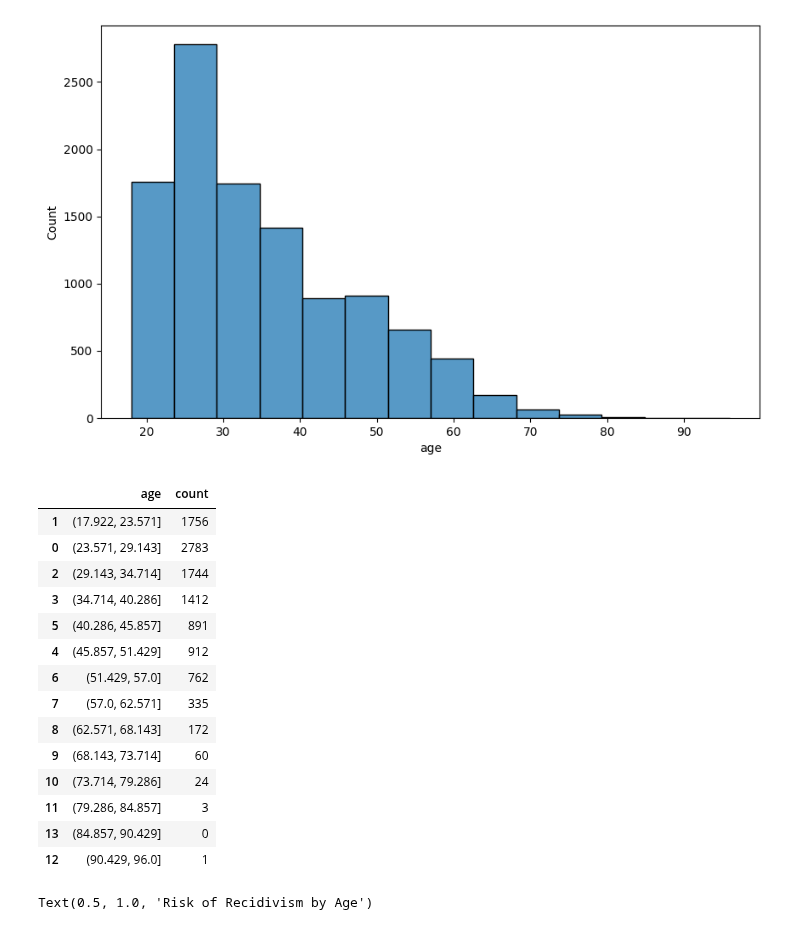
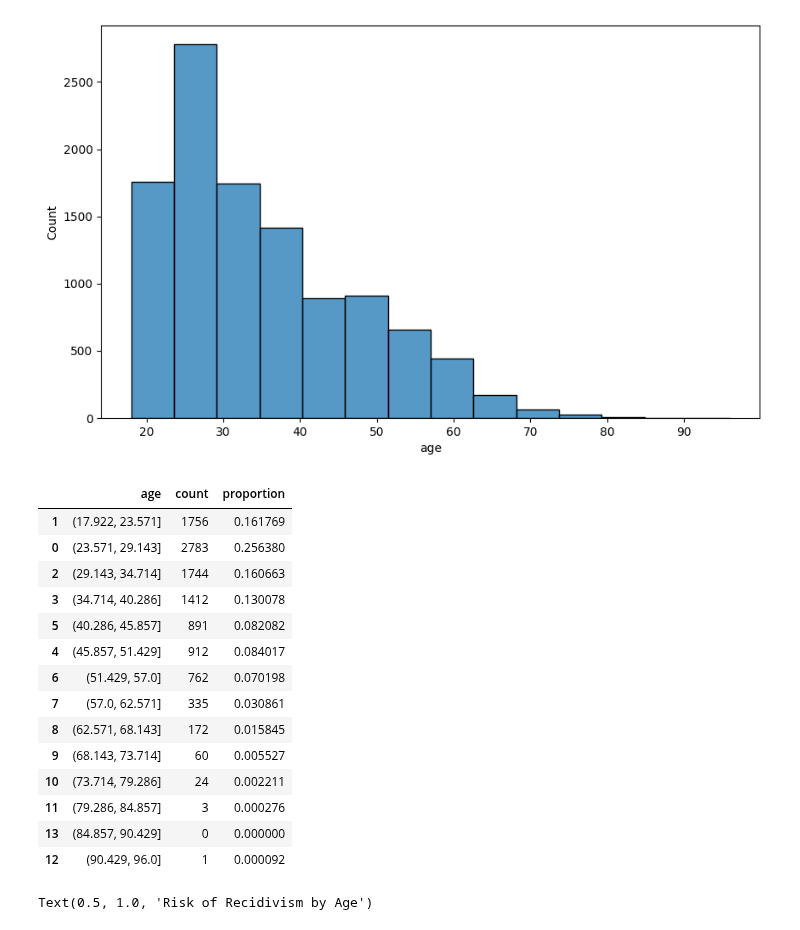
Before and after one commit to chance-roberts/DATA6550-Bias, a Jupyter notebook: Code/Roberts/RobertsC_Module1_Bias.ipynb, the cells around one changed output. Cells and saved outputs as stored; diff of their text form; code cells hidden in the pictures.

```diff
--- a/Code/Roberts/RobertsC_Module1_Bias.ipynb
+++ b/Code/Roberts/RobertsC_Module1_Bias.ipynb
@@ -55,24 +55,25 @@ utils.sns.histplot(df_non_dup['age'], bins = 14)
 # %%
 #Create a table that contains the count for each bin
 age_bins = utils.pd.cut(df_non_dup['age'], bins=14)
 age_bins_table = age_bins.value_counts().reset_index()
+age_bins_table['proportion'] = age_bins_table['count'] / age_bins_table['count'].sum()
 age_bins_table.sort_values('age')
 # %% [output]
-|  | age | count |
-| 1 | (17.922, 23.571] | 1756 |
-| 0 | (23.571, 29.143] | 2783 |
-| 2 | (29.143, 34.714] | 1744 |
-| 3 | (34.714, 40.286] | 1412 |
-| 5 | (40.286, 45.857] | 891 |
-| 4 | (45.857, 51.429] | 912 |
-| 6 | (51.429, 57.0] | 762 |
-| 7 | (57.0, 62.571] | 335 |
-| 8 | (62.571, 68.143] | 172 |
-| 9 | (68.143, 73.714] | 60 |
-| 10 | (73.714, 79.286] | 24 |
-| 11 | (79.286, 84.857] | 3 |
-| 13 | (84.857, 90.429] | 0 |
-| 12 | (90.429, 96.0] | 1 |
+|  | age | count | proportion |
+| 1 | (17.922, 23.571] | 1756 | 0.161769 |
+| 0 | (23.571, 29.143] | 2783 | 0.256380 |
+| 2 | (29.143, 34.714] | 1744 | 0.160663 |
+| 3 | (34.714, 40.286] | 1412 | 0.130078 |
+| 5 | (40.286, 45.857] | 891 | 0.082082 |
+| 4 | (45.857, 51.429] | 912 | 0.084017 |
+| 6 | (51.429, 57.0] | 762 | 0.070198 |
+| 7 | (57.0, 62.571] | 335 | 0.030861 |
+| 8 | (62.571, 68.143] | 172 | 0.015845 |
+| 9 | (68.143, 73.714] | 60 | 0.005527 |
+| 10 | (73.714, 79.286] | 24 | 0.002211 |
+| 11 | (79.286, 84.857] | 3 | 0.000276 |
+| 13 | (84.857, 90.429] | 0 | 0.000000 |
+| 12 | (90.429, 96.0] | 1 | 0.000092 |
 # %%
 #Visualize the age distribution with 'score_text' as hue
 utils.plt.figure(figsize=(10, 6))
```
Also changed, not shown: parts of 7 cells of this notebook.
